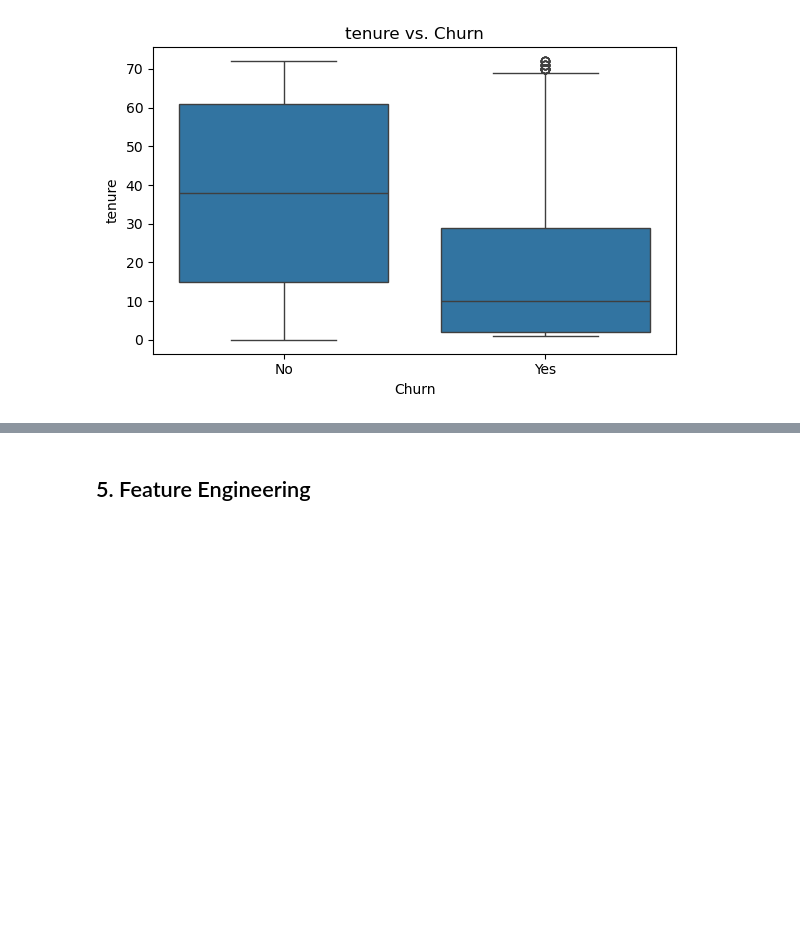
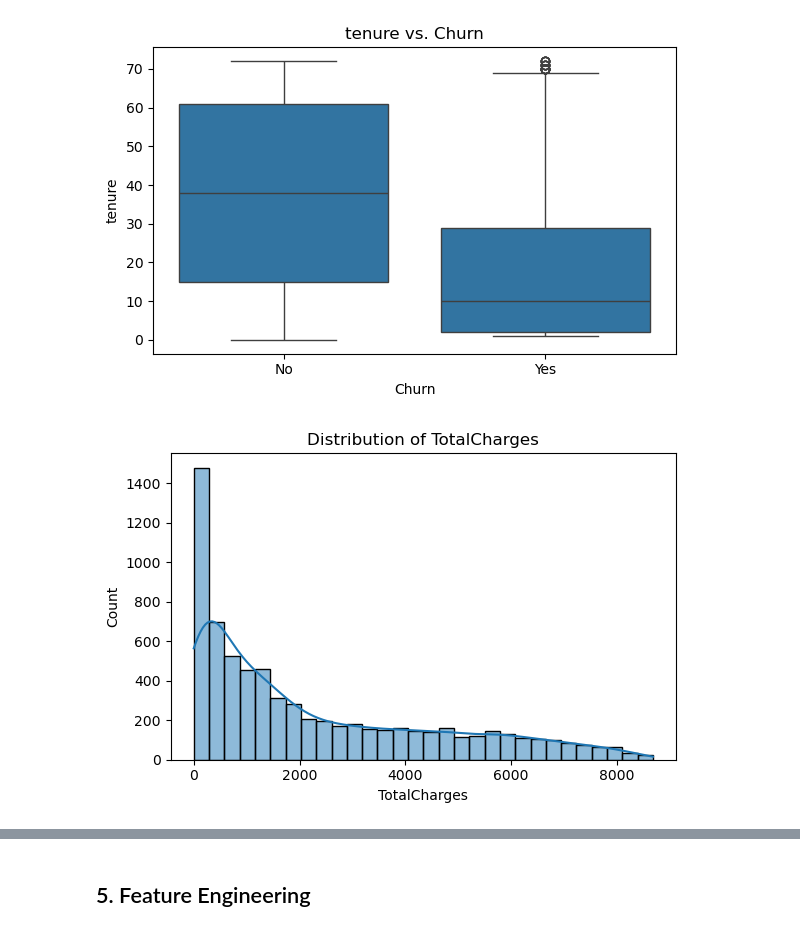
Before and after one commit to TajborBerry/career-next-step, a Jupyter notebook: customer_churn_prediction/notebooks/01_data_exploration.ipynb, the cells around one changed output, grey strips where cells are left out. Cells and saved outputs as stored; diff of their text form; code cells hidden in the pictures; blank space fills up the shorter version.

Commit message:
Fixed TotalCharges column

```diff
--- a/customer_churn_prediction/notebooks/01_data_exploration.ipynb
+++ b/customer_churn_prediction/notebooks/01_data_exploration.ipynb
@@ -129,0 +136,9 @@ dtype: object
+# %%
+# Display rows where 'TotalCharges' is not a valid number and inspect their 'tenure'
+df[~df['TotalCharges'].str.replace('.', '', 1).str.isdigit()]["tenure"]
+
+# Replace blank values in 'TotalCharges' with 0, then convert the column to float
+df['TotalCharges'] = df['TotalCharges'].replace(' ', '0').astype(float)
+
+# ✅ Verify the changes
+df['TotalCharges'].describe()
@@ -302,3 +327,16 @@ plt.savefig(f'../outputs/visuals/churn_by_tenure_boxplot.png')
 plt.show()
 # %% [output]
 [figure]
+# %%
+#Lets have a view at the numerical variables
+
+plt.figure(figsize=(6,4))
+sns.histplot(data=df, x='TotalCharges', bins=30, kde=True)
+plt.title('Distribution of TotalCharges')
+plt.xlabel('TotalCharges')
+plt.ylabel('Count')
+plt.tight_layout()
+plt.savefig(f'../outputs/visuals/TotalCharges_histogram.png')
+plt.show()
+# %% [output]
+[figure, added]
```
Also changed, not shown: parts of 9 cells of this notebook, 3 other files.
